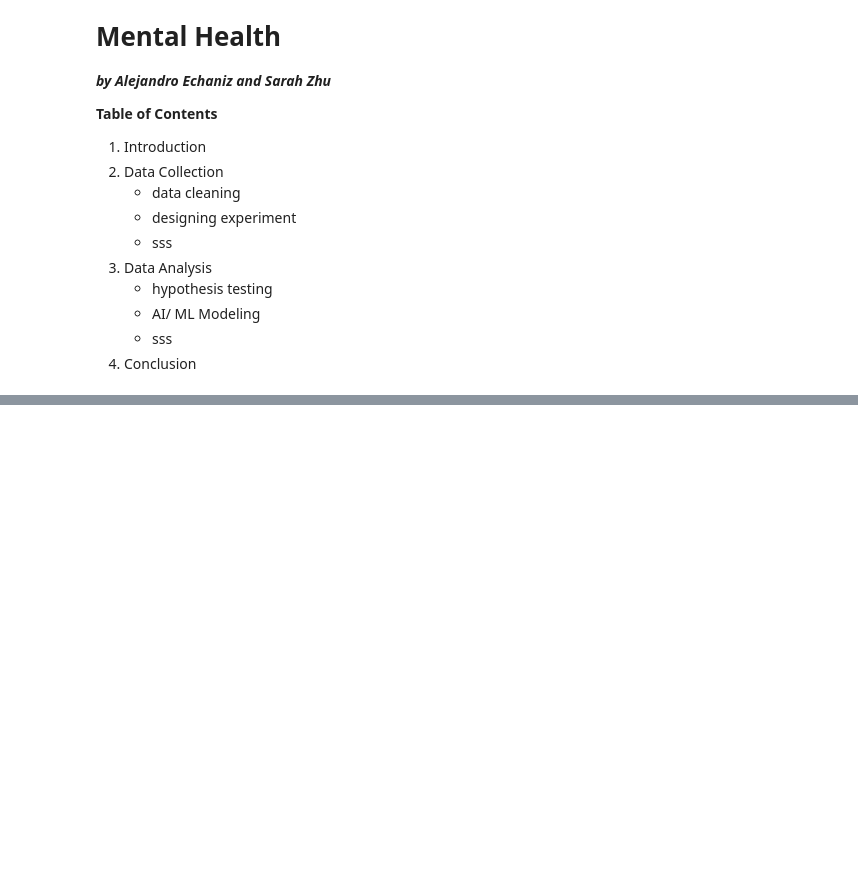
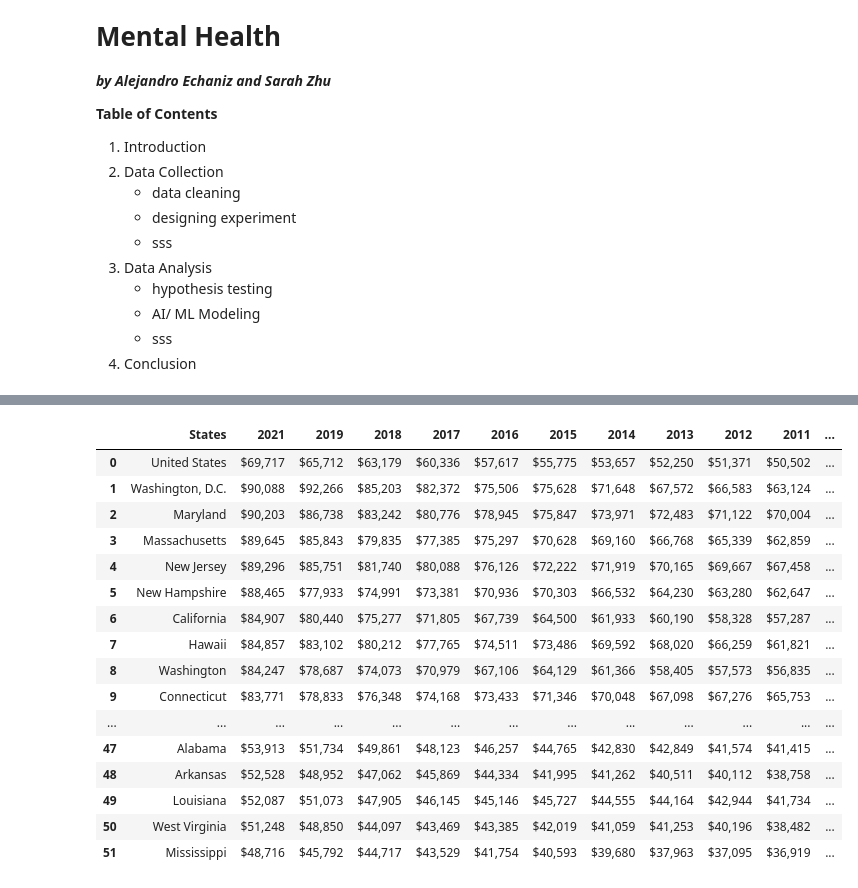
Before and after one commit to sarsarahdzhu/Data-Analysis-Project, a Jupyter notebook: notebooks/code.ipynb, the cells around one changed output, grey strips where cells are left out. Saved outputs shown, nothing was run; the diff lists cells and outputs as text; code cells hidden in the pictures; blank space fills up the shorter version.

```diff
--- a/notebooks/code.ipynb
+++ b/notebooks/code.ipynb
@@ -30,0 +69,5 @@ df.head()
+# %%
+# veiwing  income data for future cross analysis
+# source: Wiki
+df1 = pd.read_csv('data/income - Sheet1.csv')
+df1
@@ -30,0 +92,22 @@ df.head()
+# %%
+df1.rename(columns = {'States and Washington, D.C.': 'States'}, inplace = True)
+df1.columns
+df1
+# %% [output]
+|  | States | 2021 | 2019 | 2018 | 2017 | 2016 | 2015 | 2014 | 2013 | 2012 | 2011 | ... |
+| 0 | United States | $69,717 | $65,712 | $63,179 | $60,336 | $57,617 | $55,775 | $53,657 | $52,250 | $51,371 | $50,502 | ... |
+| 1 | Washington, D.C. | $90,088 | $92,266 | $85,203 | $82,372 | $75,506 | $75,628 | $71,648 | $67,572 | $66,583 | $63,124 | ... |
+| 2 | Maryland | $90,203 | $86,738 | $83,242 | $80,776 | $78,945 | $75,847 | $73,971 | $72,483 | $71,122 | $70,004 | ... |
+| 3 | Massachusetts | $89,645 | $85,843 | $79,835 | $77,385 | $75,297 | $70,628 | $69,160 | $66,768 | $65,339 | $62,859 | ... |
+| 4 | New Jersey | $89,296 | $85,751 | $81,740 | $80,088 | $76,126 | $72,222 | $71,919 | $70,165 | $69,667 | $67,458 | ... |
+| 5 | New Hampshire | $88,465 | $77,933 | $74,991 | $73,381 | $70,936 | $70,303 | $66,532 | $64,230 | $63,280 | $62,647 | ... |
+| 6 | California | $84,907 | $80,440 | $75,277 | $71,805 | $67,739 | $64,500 | $61,933 | $60,190 | $58,328 | $57,287 | ... |
+| 7 | Hawaii | $84,857 | $83,102 | $80,212 | $77,765 | $74,511 | $73,486 | $69,592 | $68,020 | $66,259 | $61,821 | ... |
+| 8 | Washington | $84,247 | $78,687 | $74,073 | $70,979 | $67,106 | $64,129 | $61,366 | $58,405 | $57,573 | $56,835 | ... |
+| 9 | Connecticut | $83,771 | $78,833 | $76,348 | $74,168 | $73,433 | $71,346 | $70,048 | $67,098 | $67,276 | $65,753 | ... |
+| ... | ... | ... | ... | ... | ... | ... | ... | ... | ... | ... | ... | ... |
+| 47 | Alabama | $53,913 | $51,734 | $49,861 | $48,123 | $46,257 | $44,765 | $42,830 | $42,849 | $41,574 | $41,415 | ... |
+| 48 | Arkansas | $52,528 | $48,952 | $47,062 | $45,869 | $44,334 | $41,995 | $41,262 | $40,511 | $40,112 | $38,758 | ... |
+| 49 | Louisiana | $52,087 | $51,073 | $47,905 | $46,145 | $45,146 | $45,727 | $44,555 | $44,164 | $42,944 | $41,734 | ... |
+| 50 | West Virginia | $51,248 | $48,850 | $44,097 | $43,469 | $43,385 | $42,019 | $41,059 | $41,253 | $40,196 | $38,482 | ... |
+| 51 | Mississippi | $48,716 | $45,792 | $44,717 | $43,529 | $41,754 | $40,593 | $39,680 | $37,963 | $37,095 | $36,919 | ... |
```
Also changed, not shown: parts of 10 cells of this notebook, 1 other file.
